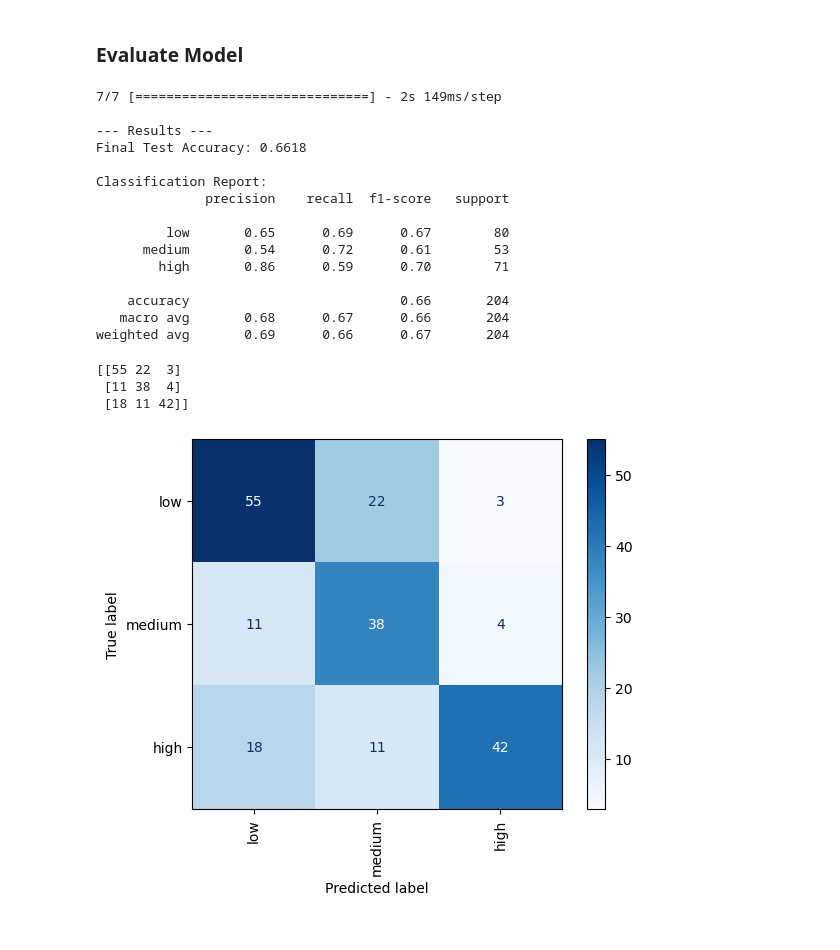
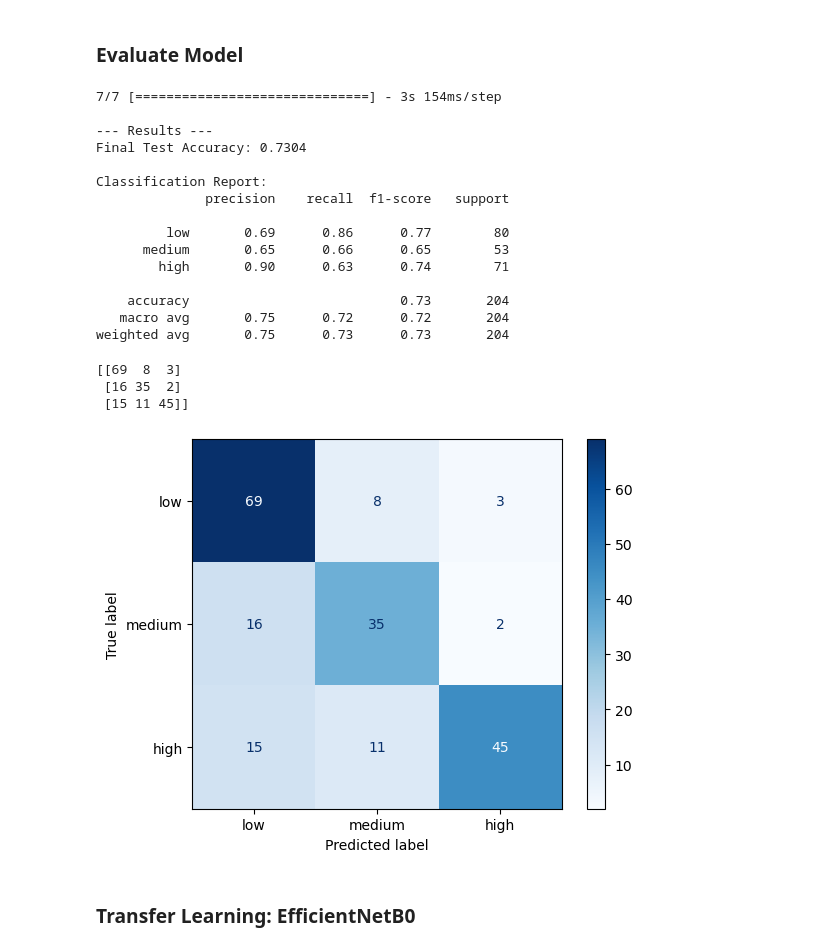
Before and after one commit to wsc0tt/ai4mars, a Jupyter notebook: ai4mars-model.ipynb, the cells around one changed output. Cells and saved outputs as stored; diff of their text form; code cells hidden in the pictures.

Commit message:
adding Transfer Learning Model

```diff
--- a/ai4mars-model.ipynb
+++ b/ai4mars-model.ipynb
@@ -264,7 +264,7 @@ def create_tf_dataset(img_dir, mask_dir, batch_size=32, target_size=(224, 224),
         img_bytes = tf.io.read_file(img_path_tensor)
         img = tf.image.decode_jpeg(img_bytes, channels=3)
         img = tf.image.resize(img, target_size, method=tf.image.ResizeMethod.BILINEAR)
-        img = tf.cast(img, tf.float32) / 255.0
+        img = tf.cast(img, tf.float32)
         return img, risk_label_tensor
 
     # Create Dataset Pipeline for a given list of pairs
@@ -314,7 +314,7 @@ def load_and_preprocess_image(img_path_tensor, risk_label_tensor):
     img = tf.image.resize(img, TARGET_SIZE, method=tf.image.ResizeMethod.BILINEAR)
 
     # Normalize image to [0, 1] range (CRITICAL for training)
-    img = tf.cast(img, tf.float32) / 255.0
+    img = tf.cast(img, tf.float32)
 
     return img, risk_label_tensor
 
@@ -666,7 +660,7 @@ for _, labels in test_ds.take(test_steps):
 # Concatenate all batches of true labels into a single NumPy array
 y_true_one_hot = np.concatenate(y_true_list, axis=0)
 
-# 4. Convert one-hot encoded vectors to single class indices (0, 1, 2)
+# Convert one-hot encoded vectors to single class indices (0, 1, 2)
 # Apply argmax to the predictions and the collected true labels
 pred_indices = np.argmax(raw_predictions, axis=1)
 y_true_indices = np.argmax(y_true_one_hot, axis=1)
@@ -678,7 +672,7 @@ y_true_indices = y_true_indices[:total_test_samples]
 pred_indices = pred_indices[:total_test_samples]
 
 
-# 5. Calculate and report metrics
+# Calculate and report metrics
 score = accuracy_score(y_true_indices, pred_indices)
 print("\n--- Results ---")
 print(f"Final Test Accuracy: {score:.4f}")
@@ -693,31 +687,33 @@ report = classification_report(
 print("\nClassification Report:")
 print(report)
 # %% [output]
-7/7 [==============================] - 2s 149ms/step
+7/7 [==============================] - 3s 154ms/step
 
 --- Results ---
-Final Test Accuracy: 0.6618
+Final Test Accuracy: 0.7304
 
 Classification Report:
               precision    recall  f1-score   support
 
-         low       0.65      0.69      0.67        80
-      medium       0.54      0.72      0.61        53
-        high       0.86      0.59      0.70        71
+         low       0.69      0.86      0.77        80
+      medium       0.65      0.66      0.65        53
+        high       0.90      0.63      0.74        71
 
-    accuracy                           0.66       204
-   macro avg       0.68      0.67      0.66       204
-weighted avg       0.69      0.66      0.67       204
+    accuracy                           0.73       204
+   macro avg       0.75      0.72      0.72       204
+weighted avg       0.75      0.73      0.73       204
 # %%
 # Confusion matrix
 cm = confusion_matrix(y_true_indices, pred_indices)
 print(cm)
 print()
 disp = ConfusionMatrixDisplay(confusion_matrix=cm, display_labels=class_names)
-disp.plot(cmap=plt.cm.Blues, xticks_rotation='')
+disp.plot(cmap=plt.cm.Blues)
 plt.show()
 # %% [output]
-[[55 22  3]
- [11 38  4]
- [18 11 42]]
+[[69  8  3]
+ [16 35  2]
+ [15 11 45]]
-[figure, old version]
+[figure, new version]
+# %% [markdown]
+### Transfer Learning: EfficientNetB0
```
Also changed, not shown: parts of 11 cells of this notebook.
